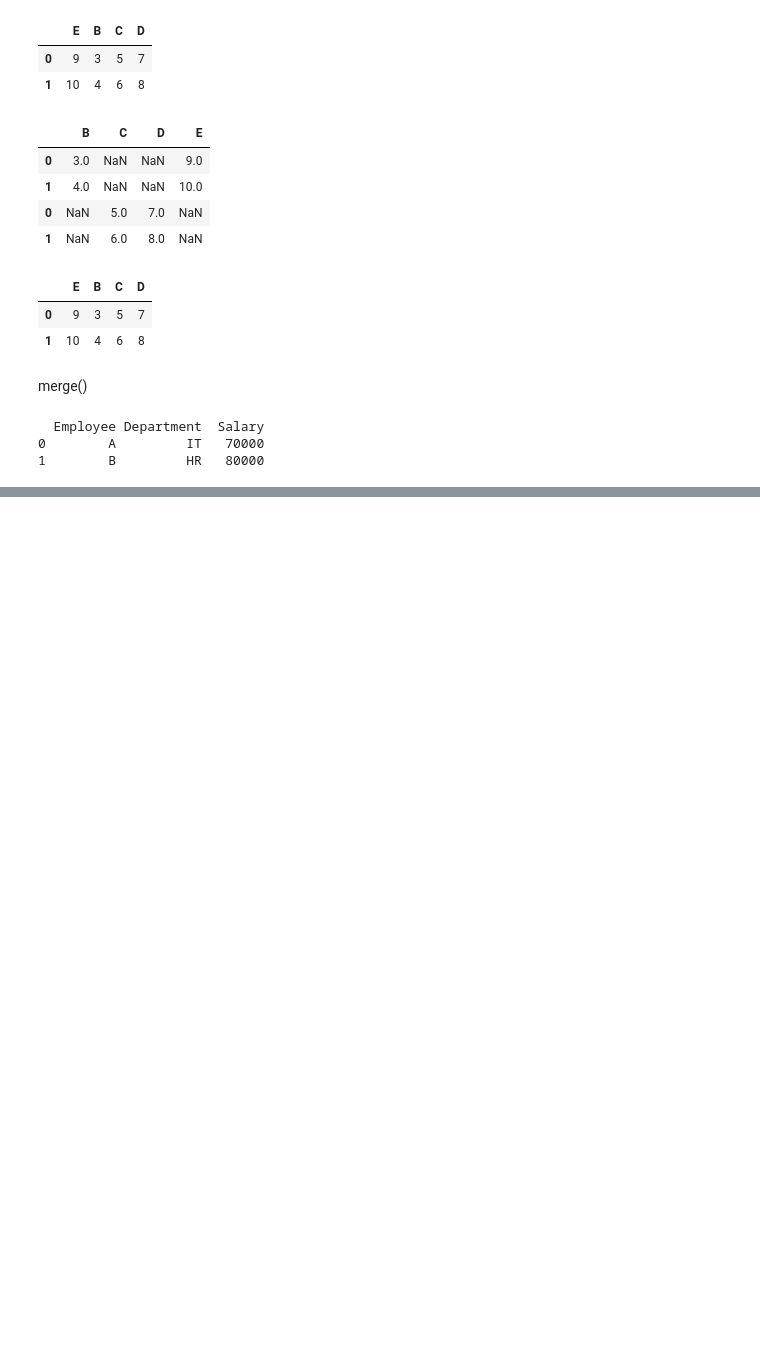
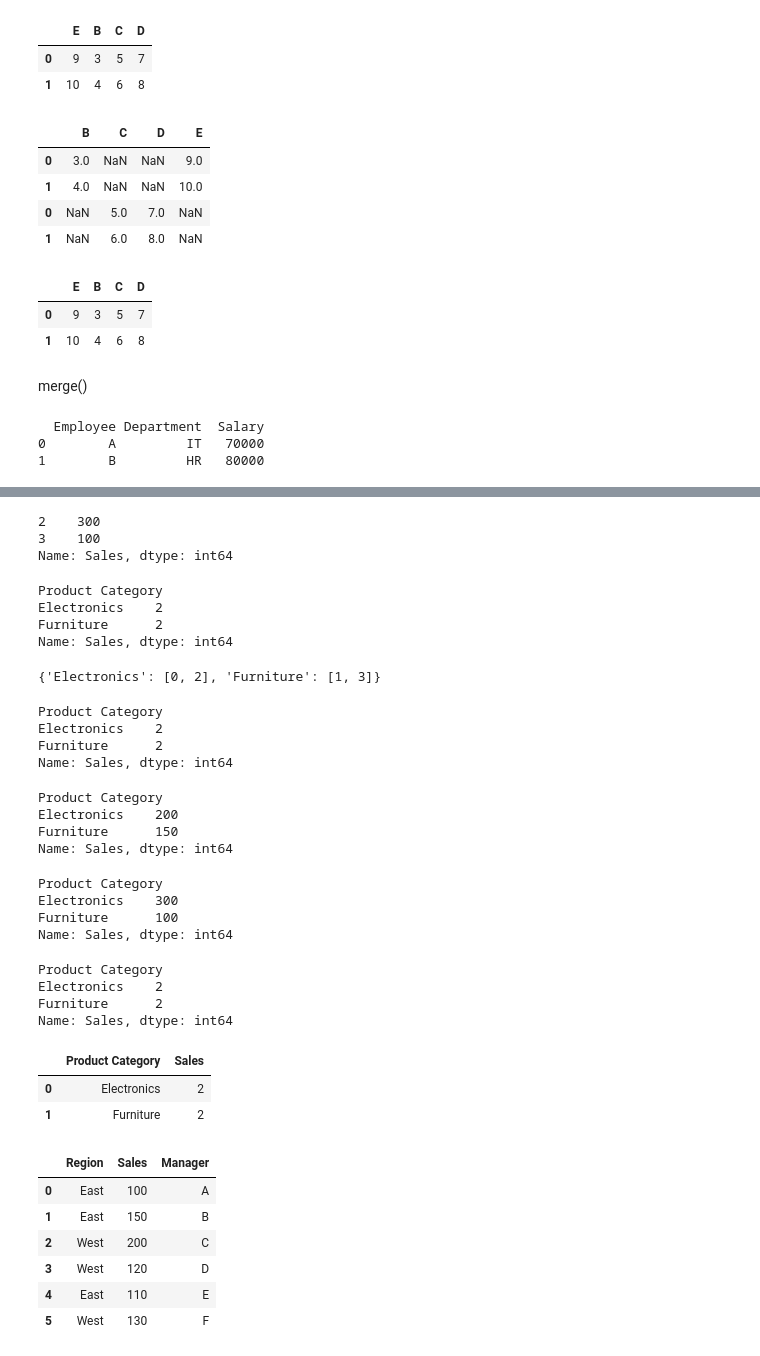
Before and after one commit to meet27153-source/Python2, a Jupyter notebook: ch1.ipynb, the cells around one changed output, grey strips where cells are left out. Drawn from its saved outputs; the diff is of its cells as text; code cells hidden in the pictures; blank space fills up the shorter version.

```diff
--- a/ch1.ipynb
+++ b/ch1.ipynb
@@ -1447,0 +1567,73 @@ print(result)
+# %%
+result=df.groupby('Product Category')['Sales'].sample()
+result
+# %% [output]
+2    300
+3    100
+Name: Sales, dtype: int64
+# %%
+result=df.groupby('Product Category')['Sales'].size()
+result
+# %% [output]
+Product Category
+Electronics    2
+Furniture      2
+Name: Sales, dtype: int64
+# %%
+result=df.groupby('Product Category')['Sales'].groups
+result
+# %% [output]
+{'Electronics': [0, 2], 'Furniture': [1, 3]}
+# %%
+result=df.groupby('Product Category')['Sales'].nunique()
+result
+# %% [output]
+Product Category
+Electronics    2
+Furniture      2
+Name: Sales, dtype: int64
+# %%
+result=df.groupby('Product Category')['Sales'].nth(0)
+result
+# %% [output]
+Product Category
+Electronics    200
+Furniture      150
+Name: Sales, dtype: int64
+# %%
+result=df.groupby('Product Category')['Sales'].nth(1)
+result
+# %% [output]
+Product Category
+Electronics    300
+Furniture      100
+Name: Sales, dtype: int64
+# %%
+result=df.groupby('Product Category',axis=0,as_index=True,sort=True)['Sales'].count()
+result
+# %% [output]
+Product Category
+Electronics    2
+Furniture      2
+Name: Sales, dtype: int64
+# %%
+result=df.groupby('Product Category',axis=0,as_index=False,sort=True)['Sales'].count()
+result
+# %% [output]
+|  | Product Category | Sales |
+| 0 | Electronics | 2 |
+| 1 | Furniture | 2 |
+# %%
+import pandas as pd
+df=pd.DataFrame({'Region':['East','East','West','West','East','West'],
+                 'Sales':[100,150,200,120,110,130],
+                 'Manager':['A','B','C','D','E','F']})
+df
+# %% [output]
+|  | Region | Sales | Manager |
+| 0 | East | 100 | A |
+| 1 | East | 150 | B |
+| 2 | West | 200 | C |
+| 3 | West | 120 | D |
+| 4 | East | 110 | E |
+| 5 | West | 130 | F |
```
Also changed, not shown: parts of 17 cells of this notebook, 1 other file.
